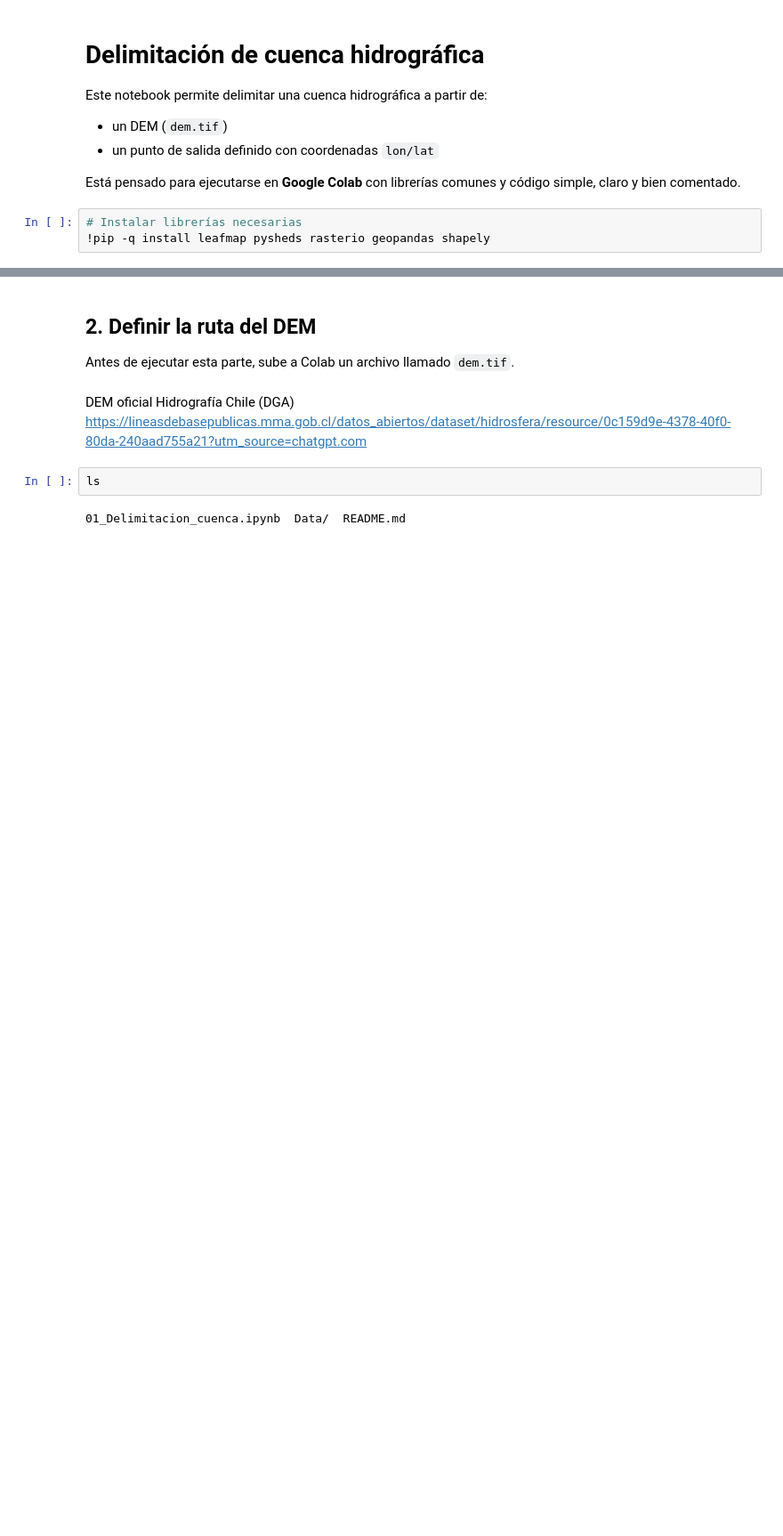
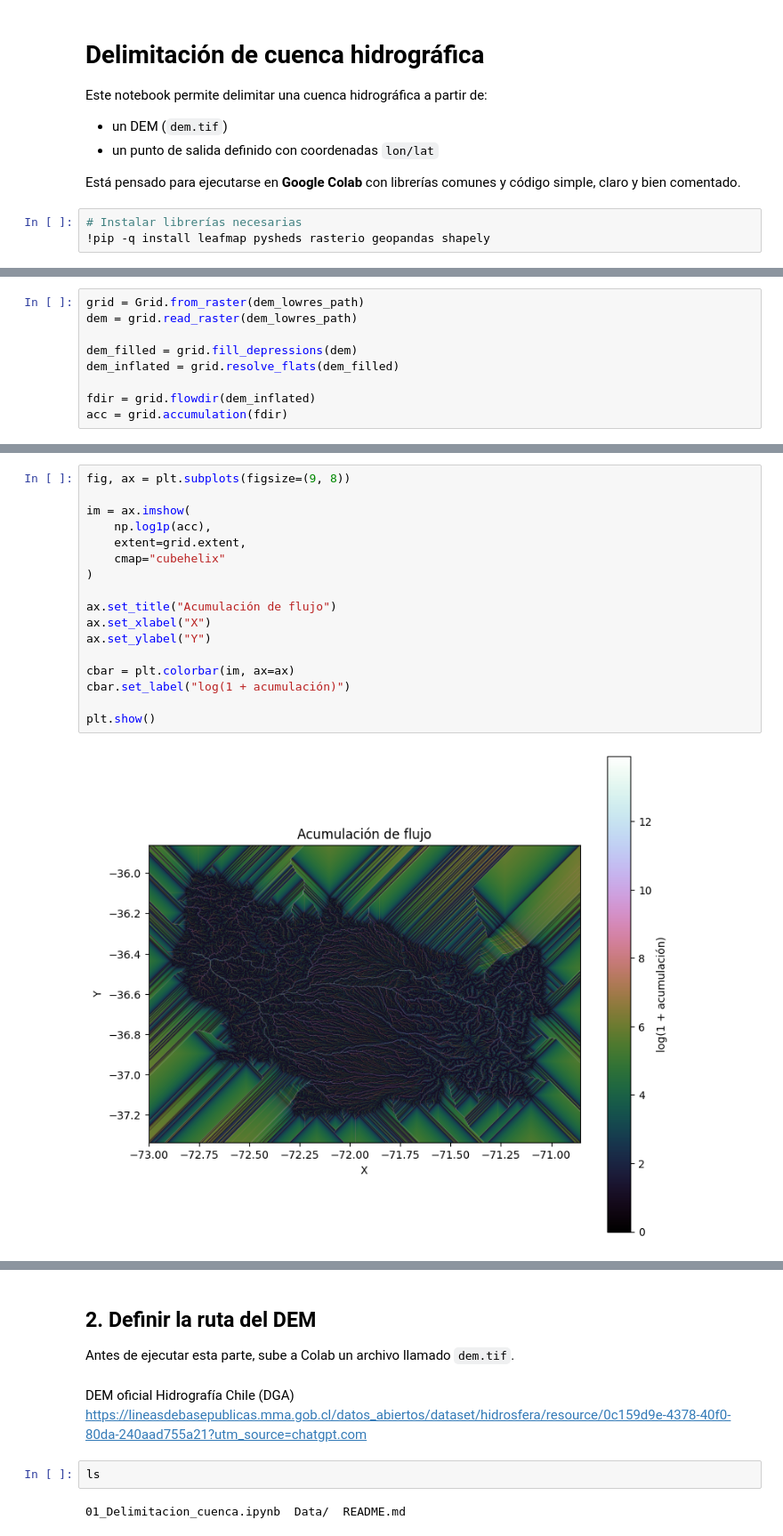
Before and after one commit to paulmunozpauta/Hidrology_Course, a Jupyter notebook: 01_Delimitacion_cuenca.ipynb, the cells around one changed output, grey strips where cells are left out. Shown at 89% size. Cells and saved outputs as stored; diff of their text form; blank space fills up the shorter version.

```diff
--- a/01_Delimitacion_cuenca.ipynb
+++ b/01_Delimitacion_cuenca.ipynb
@@ -85,0 +262,9 @@ m
+# %%
+grid = Grid.from_raster(dem_lowres_path)
+dem = grid.read_raster(dem_lowres_path)
+
+dem_filled = grid.fill_depressions(dem)
+dem_inflated = grid.resolve_flats(dem_filled)
+
+fdir = grid.flowdir(dem_inflated)
+acc = grid.accumulation(fdir)
@@ -85,0 +312,19 @@ m
+# %%
+fig, ax = plt.subplots(figsize=(9, 8))
+
+im = ax.imshow(
+    np.log1p(acc),
+    extent=grid.extent,
+    cmap="cubehelix"
+)
+
+ax.set_title("Acumulación de flujo")
+ax.set_xlabel("X")
+ax.set_ylabel("Y")
+
+cbar = plt.colorbar(im, ax=ax)
+cbar.set_label("log(1 + acumulación)")
+
+plt.show()
+# %% [output]
+[figure, added]
```
Also changed, not shown: parts of 52 cells of this notebook.
